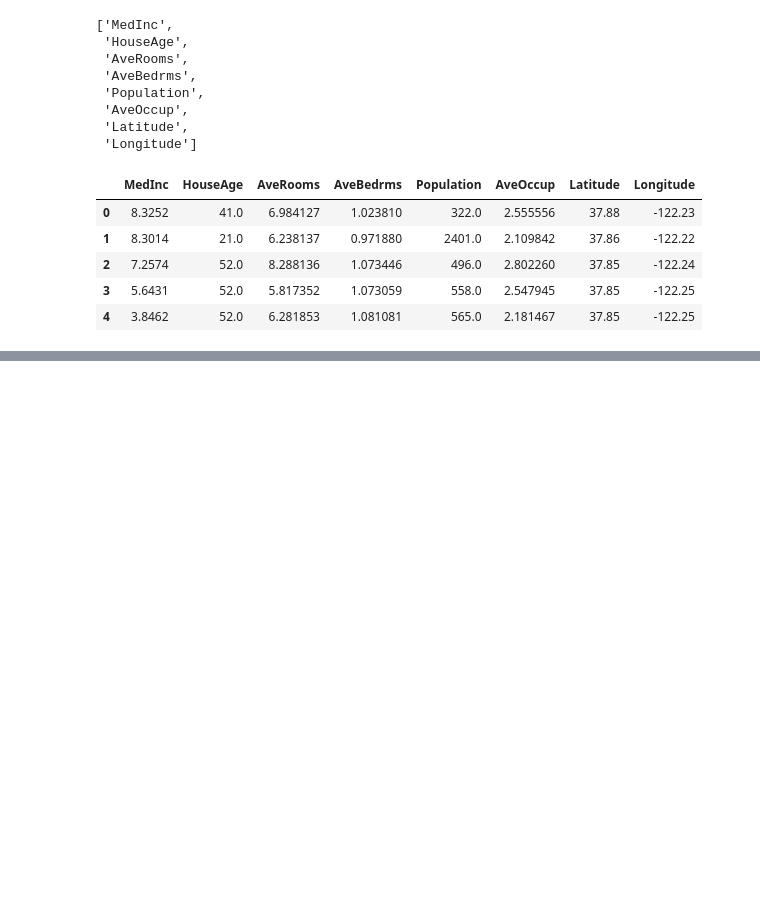
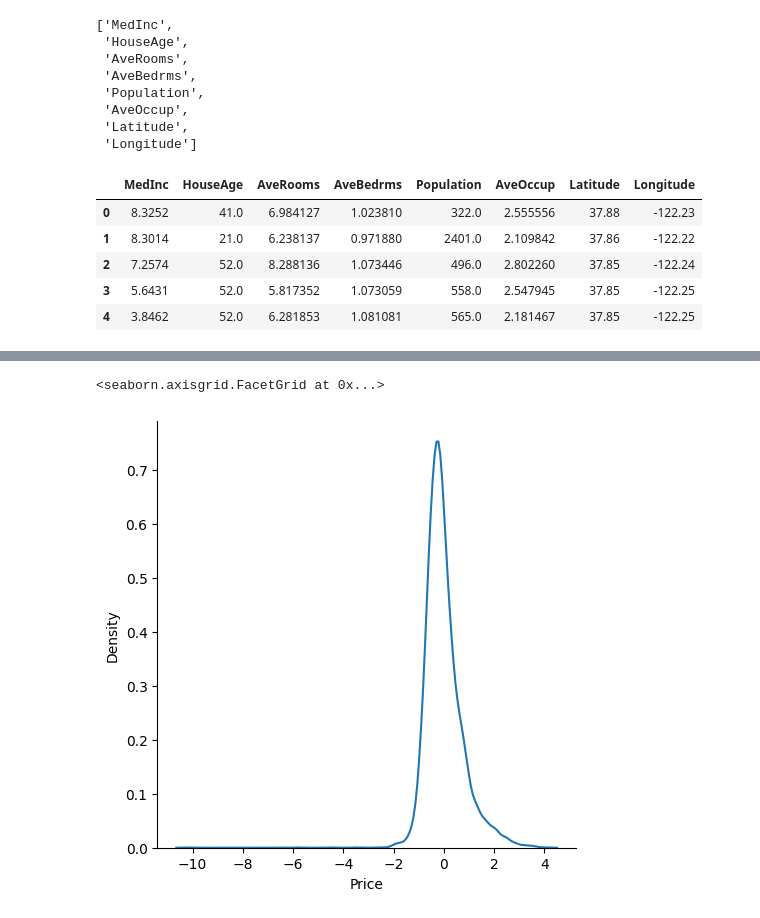
Before and after one commit to 2022BCD0052/Machine-Learning, a Jupyter notebook: Linear Regression Practical/basic project/multiplelinearlegression.ipynb, the cells around one changed output, grey strips where cells are left out. Cells and saved outputs as stored; diff of their text form; code cells hidden in the pictures; blank space fills up the shorter version.

```diff
--- a/Linear Regression Practical/basic project/multiplelinearlegression.ipynb
+++ b/Linear Regression Practical/basic project/multiplelinearlegression.ipynb
@@ -95,0 +256,3 @@ dataset.head()
+# %%
+residuals = y_test-y_pred
+residuals
@@ -95,0 +272,5 @@ dataset.head()
+# %%
+sns.displot(residuals,kind='kde')
+# %% [output]
+<seaborn.axisgrid.FacetGrid at 0x...>
+[figure, added]
```
Also changed, not shown: parts of 30 cells of this notebook, 1 other file.
